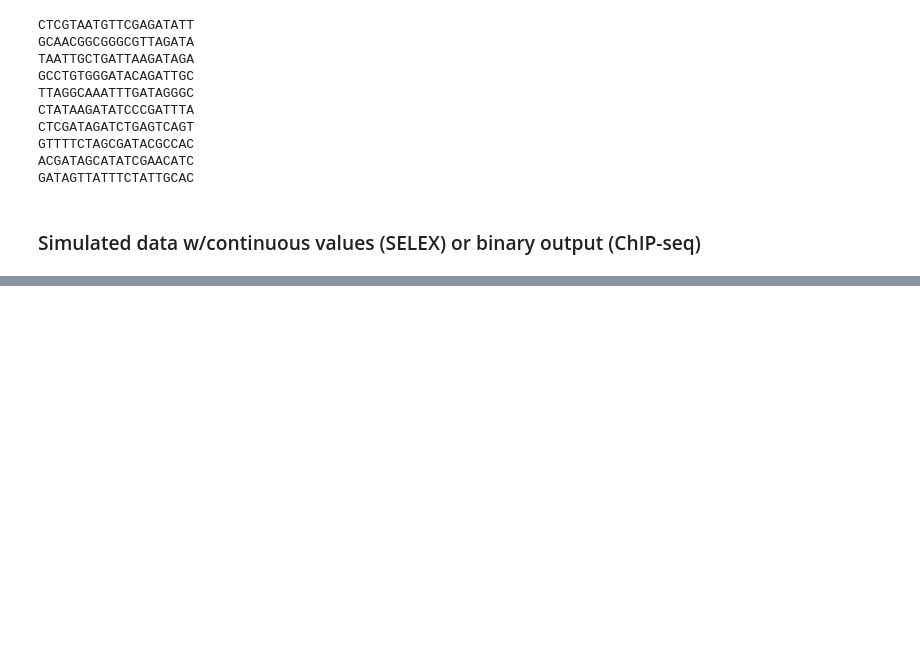
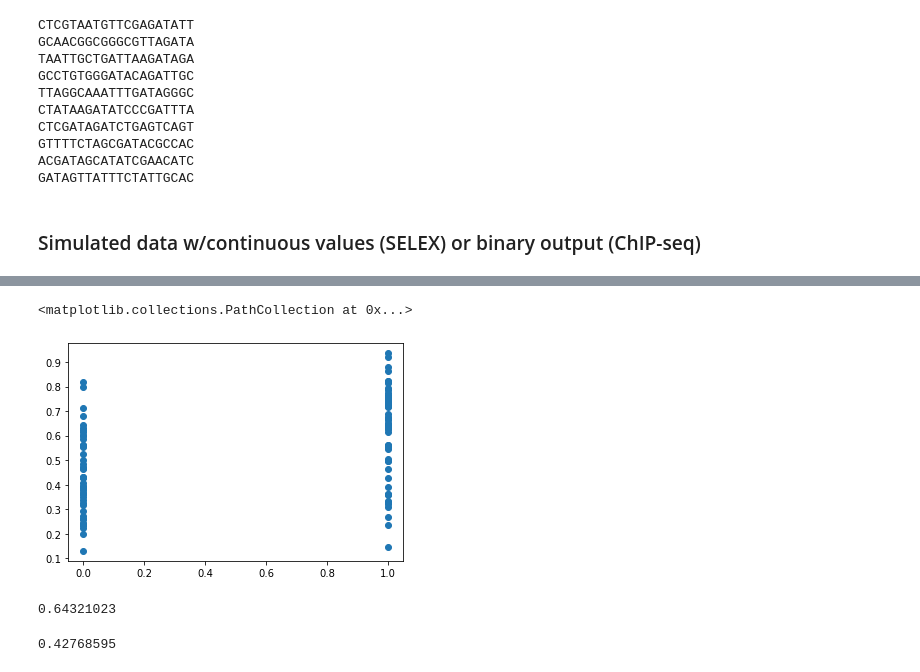
Before and after one commit to theislab/mubind, a Jupyter notebook: notebooks/03_test_modules.ipynb, the cells around one changed output, grey strips where cells are left out. Saved outputs shown, nothing was run; the diff lists cells and outputs as text; code cells hidden in the pictures; blank space fills up the shorter version.

Commit message:
adding overfitting tests

```diff
--- a/notebooks/03_test_modules.ipynb
+++ b/notebooks/03_test_modules.ipynb
@@ -71,0 +199,8 @@ x1[:20], y1[:20]
+# %%
+with torch.no_grad():  # we don't need gradients in the testing phase
+    for i, batch in enumerate(train_10_loader):
+        # Get a batch and potentially send it to GPU memory.
+        inputs, target = batch["input"].to(device), batch["target"].to(device)
+        output = net(inputs)
+        print(target)
+        print(output)
@@ -71,0 +238,23 @@ x1[:20], y1[:20]
+# %%
+all_targets, all_outputs = [], []
+with torch.no_grad():  # we don't need gradients in the testing phase
+    for i, batch in enumerate(test_100_loader):
+        # Get a batch and potentially send it to GPU memory.
+        inputs, target = batch["input"].to(device), batch["target"].to(device)
+        output = net(inputs)
+        all_outputs.append(output.squeeze().cpu().detach().numpy())
+        all_targets.append(target)
+        # print(target)
+        # print(output)
+plt.scatter(np.array(all_targets), np.array(all_outputs))
+# %% [output]
+<matplotlib.collections.PathCollection at 0x...>
+[figure, added]
+# %%
+np.median(np.array(all_outputs)[np.array(all_targets) == 1])
+# %% [output]
+0.64321023
+# %%
+np.median(np.array(all_outputs)[np.array(all_targets) == 0])
+# %% [output]
+0.42768595
```
Also changed, not shown: parts of 34 cells of this notebook, 2 other files.
